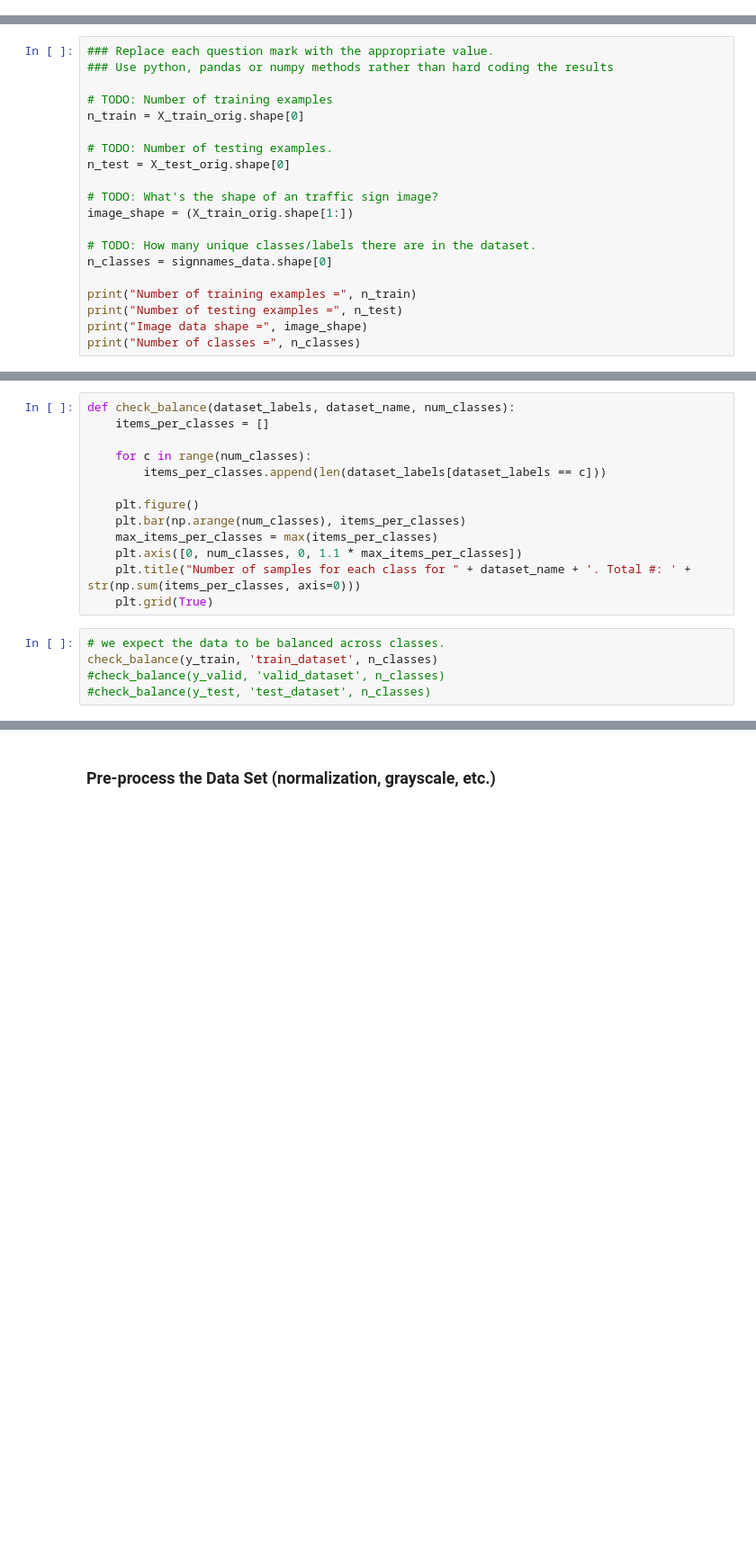
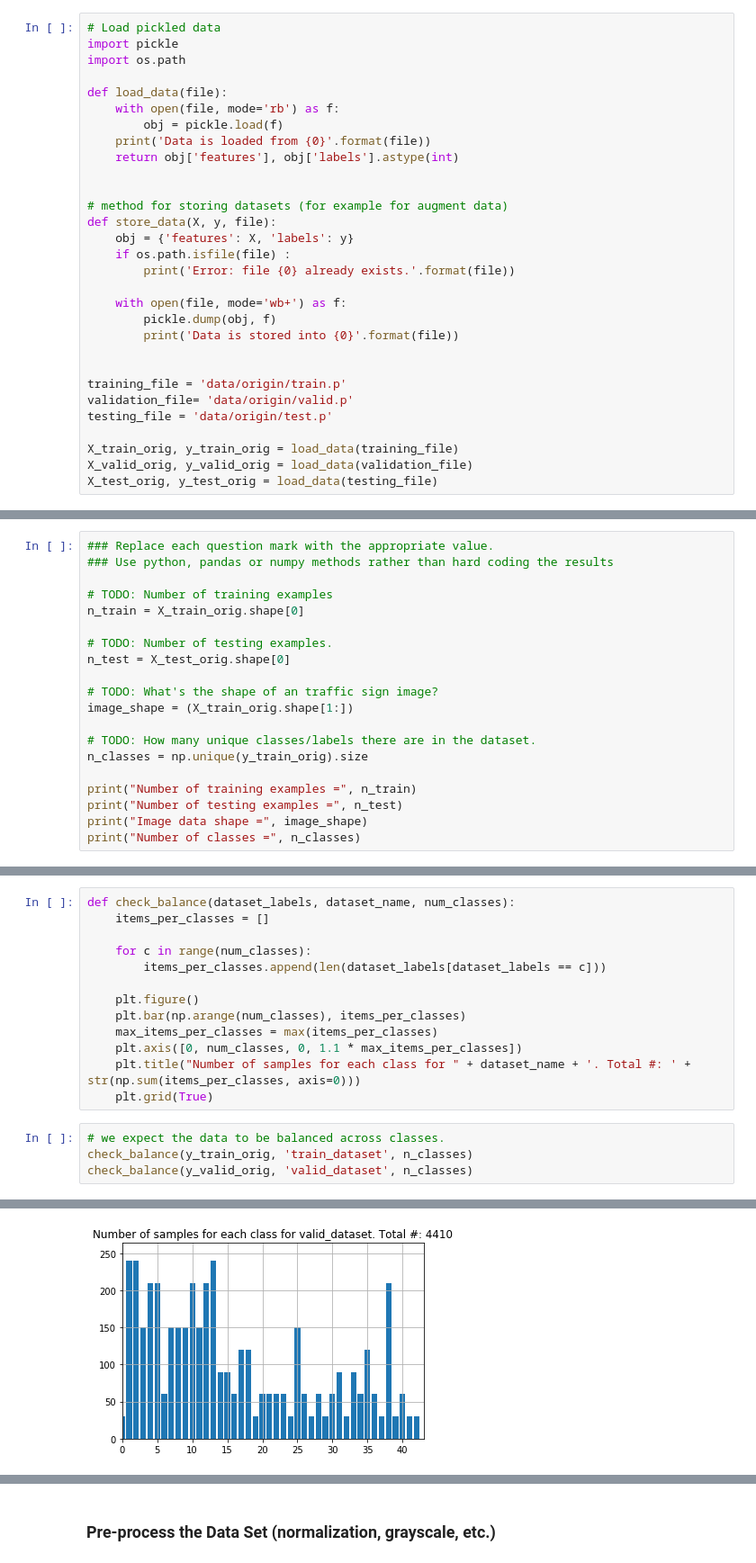
Before and after one commit to amemetov/sdc-term1-prj2-traffic-sign-classifier, a Jupyter notebook: Traffic_Sign_Classifier.ipynb, the cells around one changed output, grey strips where cells are left out. Shown at 90% size. Cells and saved outputs as stored; diff of their text form; blank space fills up the shorter version.

```diff
--- a/Traffic_Sign_Classifier.ipynb
+++ b/Traffic_Sign_Classifier.ipynb
@@ -66,0 +38,30 @@ X_test = rgb2gray(X_test_orig / 255.0)
+# %%
+# Load pickled data
+import pickle
+import os.path
+
+def load_data(file):
+    with open(file, mode='rb') as f:
+        obj = pickle.load(f)
+    print('Data is loaded from {0}'.format(file))
+    return obj['features'], obj['labels'].astype(int)
+
+
+# method for storing datasets (for example for augment data)
+def store_data(X, y, file):
+    obj = {'features': X, 'labels': y}
+    if os.path.isfile(file) :
+        print('Error: file {0} already exists.'.format(file))
+
+    with open(file, mode='wb+') as f:
+        pickle.dump(obj, f)
+        print('Data is stored into {0}'.format(file))
+
+
+training_file = 'data/origin/train.p'
+validation_file= 'data/origin/valid.p'
+testing_file = 'data/origin/test.p'
+
+X_train_orig, y_train_orig = load_data(training_file)
+X_valid_orig, y_valid_orig = load_data(validation_file)
+X_test_orig, y_test_orig = load_data(testing_file)
@@ -100,7 +105,7 @@ n_test = X_test_orig.shape[0]
 image_shape = (X_train_orig.shape[1:])
 
 # TODO: How many unique classes/labels there are in the dataset.
-n_classes = signnames_data.shape[0]
+n_classes = np.unique(y_train_orig).size
 
 print("Number of training examples =", n_train)
 print("Number of testing examples =", n_test)
@@ -165,11 +178,11 @@ def check_balance(dataset_labels, dataset_name, num_classes):
     plt.grid(True)
 # %%
 # we expect the data to be balanced across classes.
-check_balance(y_train, 'train_dataset', n_classes)
-#check_balance(y_valid, 'valid_dataset', n_classes)
-#check_balance(y_test, 'test_dataset', n_classes)
+check_balance(y_train_orig, 'train_dataset', n_classes)
+check_balance(y_valid_orig, 'valid_dataset', n_classes)
 # %% [output]
 [figure]
+[figure, added]
 # %% [markdown]
 ----
 
```
Also changed, not shown: parts of 81 cells of this notebook, 29 other files.
